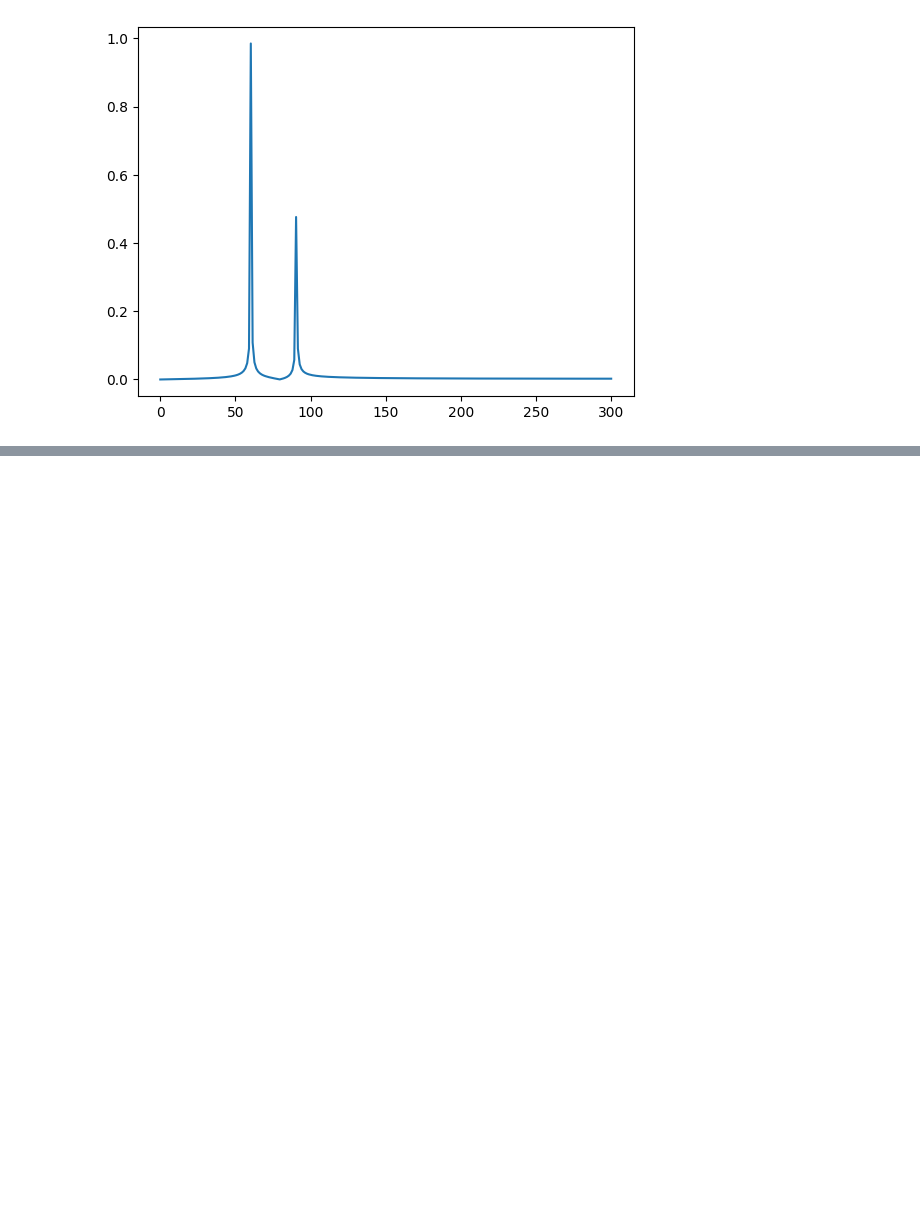
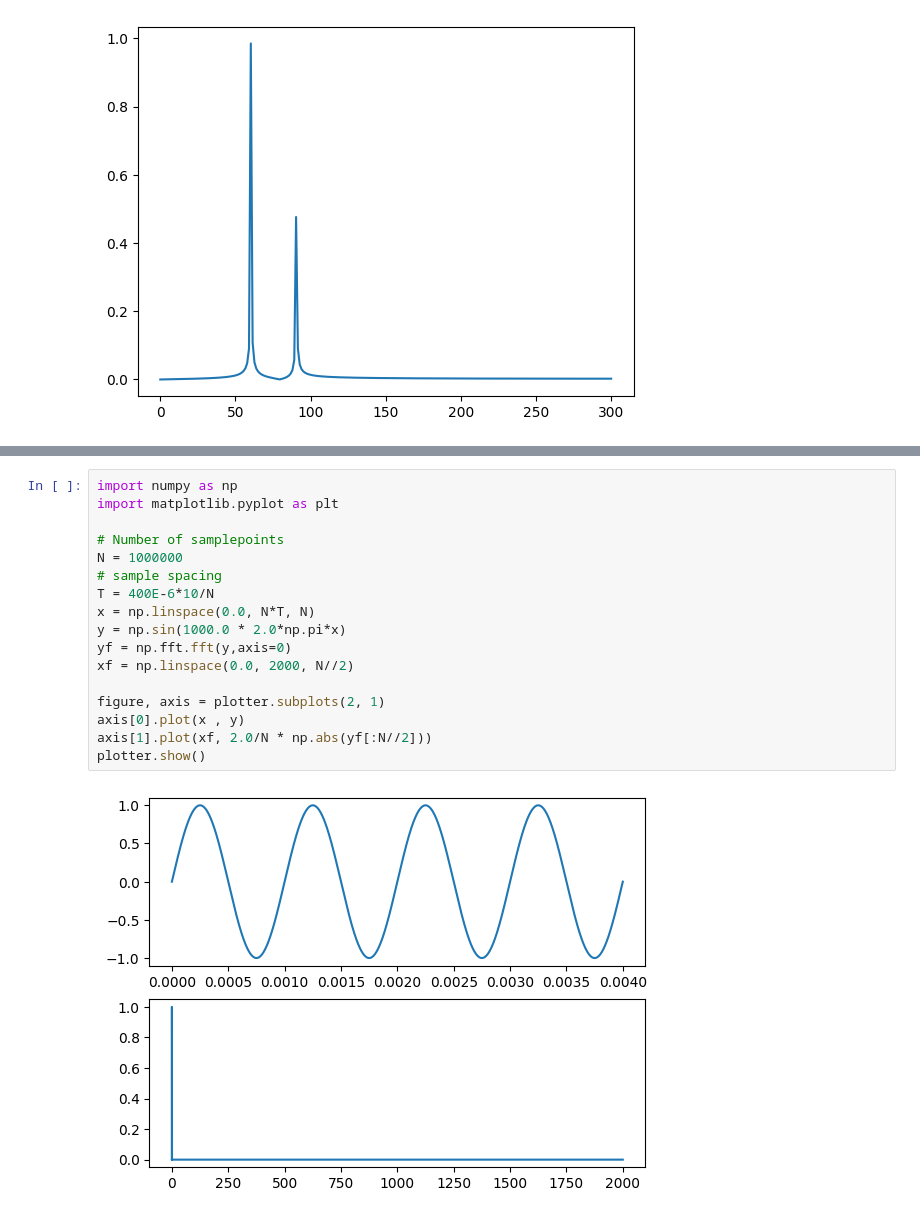
Before and after one commit to 106368030chentairong/SIV-POWER, a Jupyter notebook: test_FFT.ipynb, the cells around one changed output, grey strips where cells are left out. Cells and saved outputs as stored; diff of their text form; blank space fills up the shorter version.

```diff
--- a/test_FFT.ipynb
+++ b/test_FFT.ipynb
@@ -26,0 +85,19 @@ y_f = np.fft.fft(noise)
+# %%
+import numpy as np
+import matplotlib.pyplot as plt
+
+# Number of samplepoints
+N = 1000000
+# sample spacing
+T = 400E-6*10/N
+x = np.linspace(0.0, N*T, N)
+y = np.sin(1000.0 * 2.0*np.pi*x)
+yf = np.fft.fft(y,axis=0)
+xf = np.linspace(0.0, 2000, N//2)
+
+figure, axis = plotter.subplots(2, 1)
+axis[0].plot(x , y)
+axis[1].plot(xf, 2.0/N * np.abs(yf[:N//2]))
+plotter.show()
+# %% [output]
+[figure, added]
```
Also changed, not shown: parts of 4 cells of this notebook, 8 other files.
